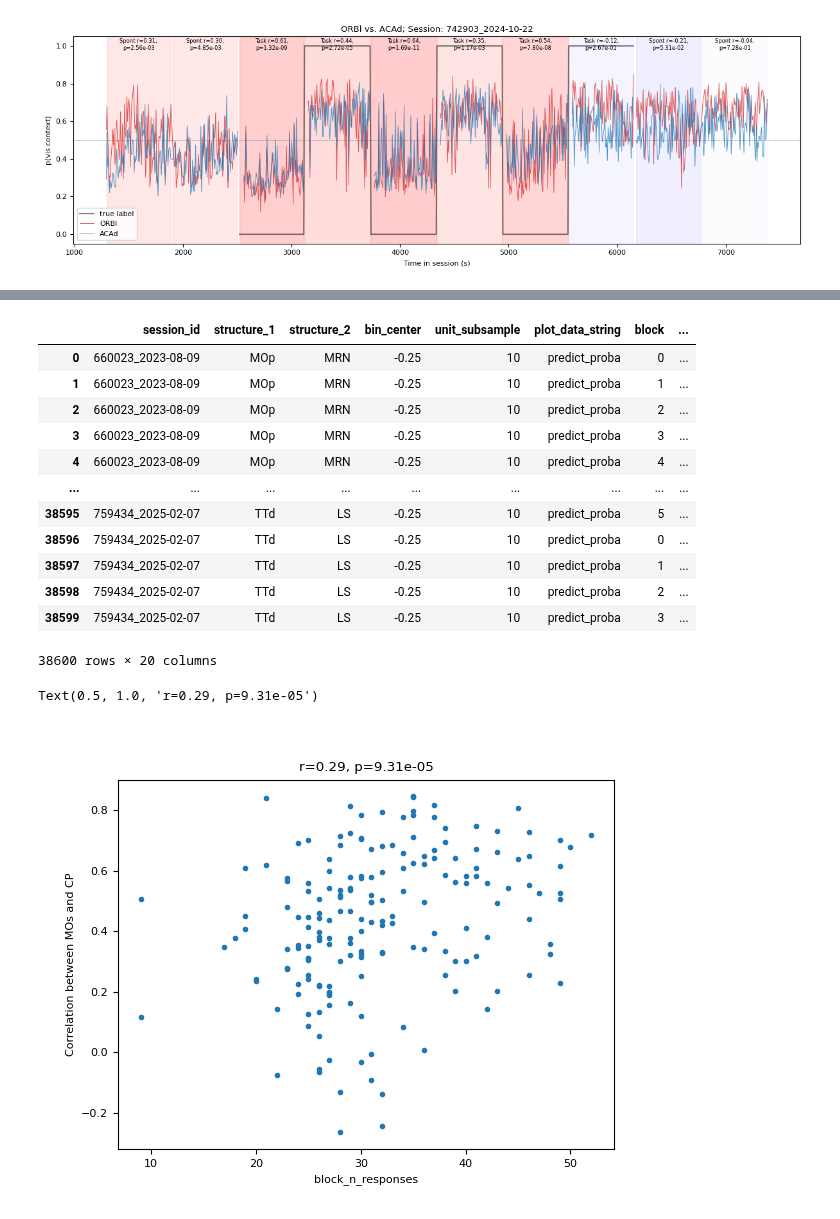
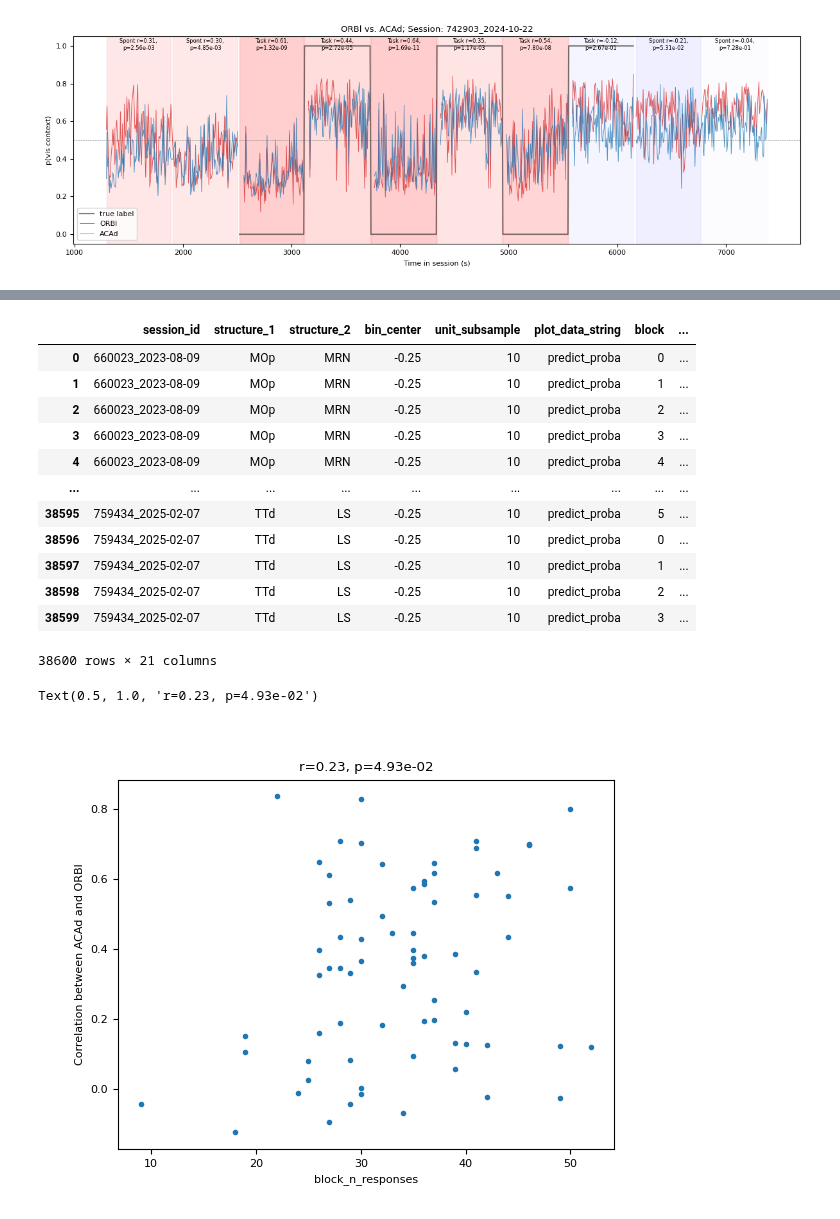
Before and after one commit to AllenInstitute/dynamic_routing_analysis, a Jupyter notebook: notebooks/blockwise_correlate_predict_proba_across_structures.ipynb, the cells around one changed output, grey strips where cells are left out. Saved outputs shown, nothing was run; the diff lists cells and outputs as text; code cells hidden in the pictures.

```diff
--- a/notebooks/blockwise_correlate_predict_proba_across_structures.ipynb
+++ b/notebooks/blockwise_correlate_predict_proba_across_structures.ipynb
@@ -527,6 +527,7 @@ blockwise_corrs={
     'block': [],
     'is_task_block': [],
     'is_spont_block': [],
+    'is_spont_block_rewarded':[],
     'r': [],
     'p': [],
     'n_trials': [],
@@ -614,6 +615,9 @@ for sel_session in dr_session_list:
             mean_spont_predict_proba_2=mean_spont_predict_proba_2[:len(trial_times_spont)]
             spont_block_index=spont_block_index[:len(trial_times_spont)]
 
+        idx=np.concatenate([[0],np.where(np.diff(spont_block_index))[0]+1])
+        spont_block_names=structure_predict_proba_1['spont_epoch_name'].iloc[0][idx]
+
         #calculate correlations for each block
         for block in np.unique(block_index):
             block_trial_mask=block_index==block
@@ -631,6 +635,7 @@ for sel_session in dr_session_list:
             blockwise_corrs['block'].append(block)
             blockwise_corrs['is_task_block'].append(True)
             blockwise_corrs['is_spont_block'].append(False)
+            blockwise_corrs['is_spont_block_rewarded'].append(False)
             blockwise_corrs['r'].append(r)
             blockwise_corrs['p'].append(p)
             blockwise_corrs['n_trials'].append(np.sum(block_trial_mask))
@@ -645,7 +650,8 @@ for sel_session in dr_session_list:
             blockwise_corrs['block_n_contingent_rewards'].append(block_performance['n_contingent_rewards'].values[0])
 
         for block in np.unique(spont_block_index):
-            block_trial_mask=block_index==block
+            block_trial_mask=spont_block_index==block
+            spont_block_is_rewarded='Rewards' in spont_block_names[block]
             if len(block_trial_mask)>=len(mean_spont_predict_proba_1):
                 block_trial_mask=block_trial_mask[:len(mean_spont_predict_proba_1)]
             if len(block_trial_mask)==0:
@@ -664,6 +670,7 @@ for sel_session in dr_session_list:
             blockwise_corrs['block'].append(block)
             blockwise_corrs['is_task_block'].append(False)
             blockwise_corrs['is_spont_block'].append(True)
+            blockwise_corrs['is_spont_block_rewarded'].append(spont_block_is_rewarded)
             blockwise_corrs['r'].append(r)
             blockwise_corrs['p'].append(p)
             blockwise_corrs['n_trials'].append(np.sum(block_trial_mask))
@@ -715,25 +728,25 @@ blockwise_corrs_df
 | 38597 | 759434_2025-02-07 | TTd | LS | -0.25 | 10 | predict_proba | 1 | ... |
 | 38598 | 759434_2025-02-07 | TTd | LS | -0.25 | 10 | predict_proba | 2 | ... |
 | 38599 | 759434_2025-02-07 | TTd | LS | -0.25 | 10 | predict_proba | 3 | ... |
-38600 rows × 20 columns
+38600 rows × 21 columns
 # %%
-s1='MOs'
-s2='CP'
+s1='ACAd'
+s2='ORBl'
 sel_var='block_n_responses'
 corr=blockwise_corrs_df.query('is_task_block and structure_1==@s1 and structure_2==@s2')['r'].values
 variable=blockwise_corrs_df.query('is_task_block and structure_1==@s1 and structure_2==@s2')[sel_var].values
 
 if len(corr)==0 and len(variable)==0:
     corr=blockwise_corrs_df.query('is_task_block and structure_1==@s2 and structure_2==@s1')['r'].values
     variable=blockwise_corrs_df.query('is_task_block and structure_1==@s2 and structure_2==@s1')[sel_var].values
 
 r,p=stats.pearsonr(corr,variable)
 
 fig,ax=plt.subplots()
 ax.plot(variable,corr,'.')
 ax.set_xlabel(sel_var)
 ax.set_ylabel(f'Correlation between {s1} and {s2}')
 ax.set_title(f'r={r:.2f}, p={p:.2e}')
 # %% [output]
-Text(0.5, 1.0, 'r=0.29, p=9.31e-05')
+Text(0.5, 1.0, 'r=0.23, p=4.93e-02')
-[figure, old version]
+[figure, new version]
```
Also changed, not shown: parts of 18 cells of this notebook, 2 other files.
